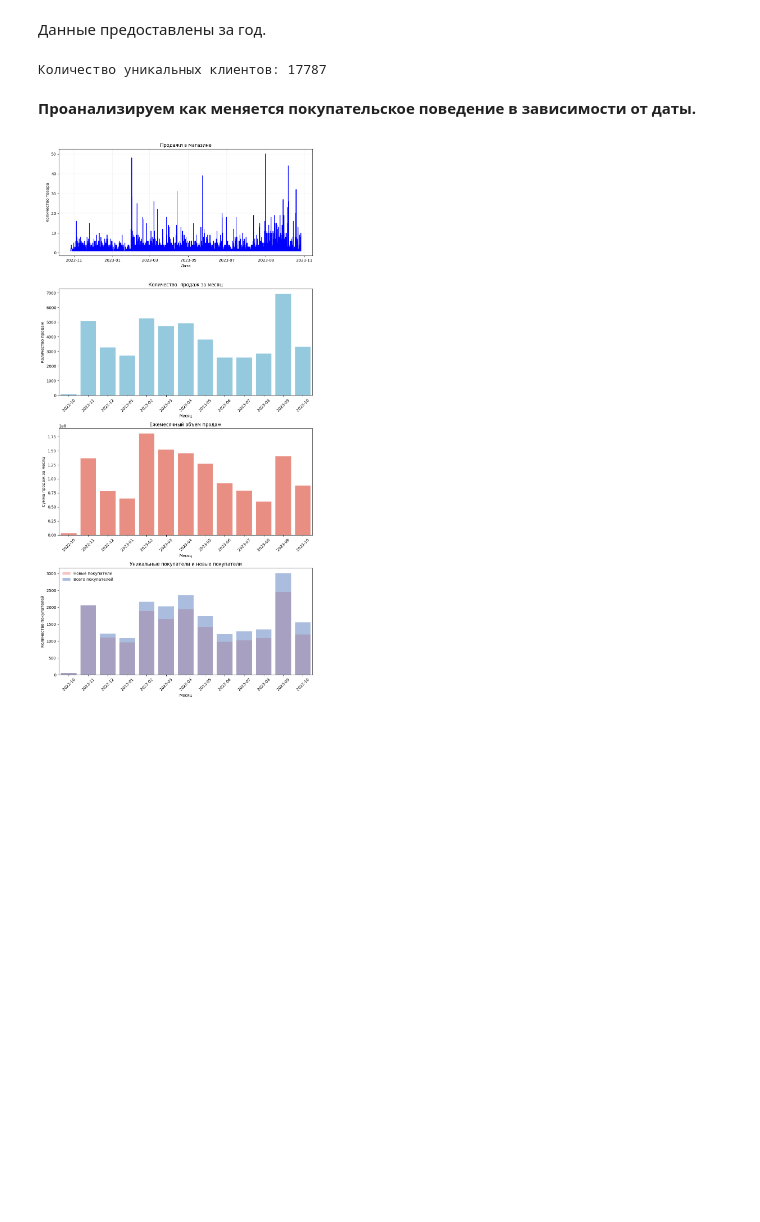
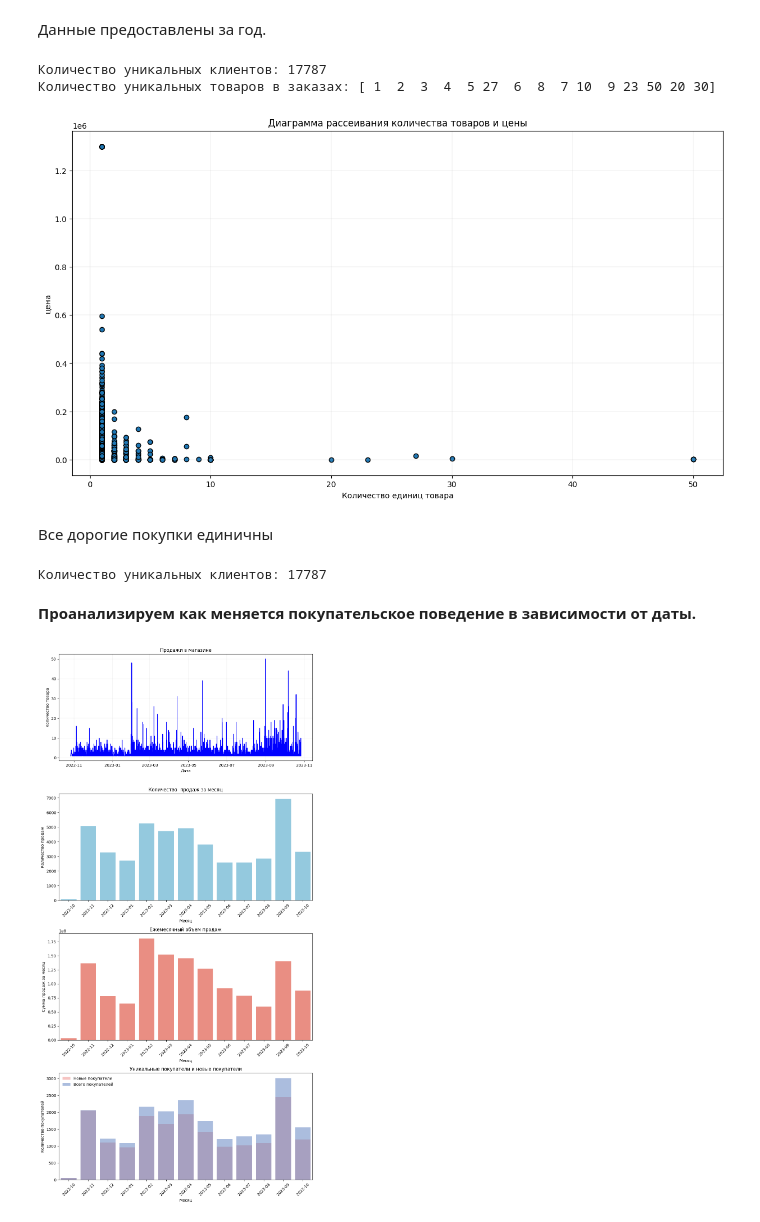
Before and after one commit to keda88/pet_project, a Jupyter notebook: buyer activity/buyer_activity.ipynb, the cells around one changed output. Cells and saved outputs as stored; diff of their text form; code cells hidden in the pictures; blank space fills up the shorter version.

```diff
--- a/buyer activity/buyer_activity.ipynb
+++ b/buyer activity/buyer_activity.ipynb
@@ -266,0 +267,14 @@ def plot_sales_weekdays(data):
+# %%
+def scatter_plot(data):
+    # количество уникальных клиентов
+    print('Количество уникальных клиентов:', data['client_id'].nunique())
+    # количество товаров
+    print('Количество уникальных товаров в заказах:', data['quantity'].unique())
+    fig, ax = plt.subplots(figsize=(15,8))
+    ax.scatter(data['quantity'], data['price'],\
+            edgecolors="black")
+    ax.set(xlabel='Количество единиц товара', ylabel='цена',
+       title='Диаграмма рассеивания количества товаров и цены')
+    ax.grid()
+    plt.show
+    None
@@ -368,6 +426,14 @@ marketplace_purchases.head(5)
 | 4 | 1515915625441124500 | 1 | 77998.0 | 1515915625441124500-1825-646ed5cf... | 2023-05-25 | 2023-05-25 07:46:52 |
 # %% [markdown]
 Данные предоставлены за год.
+# %%
+scatter_plot(marketplace_purchases)
+# %% [output]
+Количество уникальных клиентов: 17787
+Количество уникальных товаров в заказах: [ 1  2  3  4  5 27  6  8  7 10  9 23 50 20 30]
+[figure, added]
+# %% [markdown]
+Все дорогие покупки единичны
 # %%
 # количество уникальных клиентов
 print('Количество уникальных клиентов:', marketplace_purchases['client_id'].nunique())
```
Also changed, not shown: parts of 71 cells of this notebook.
